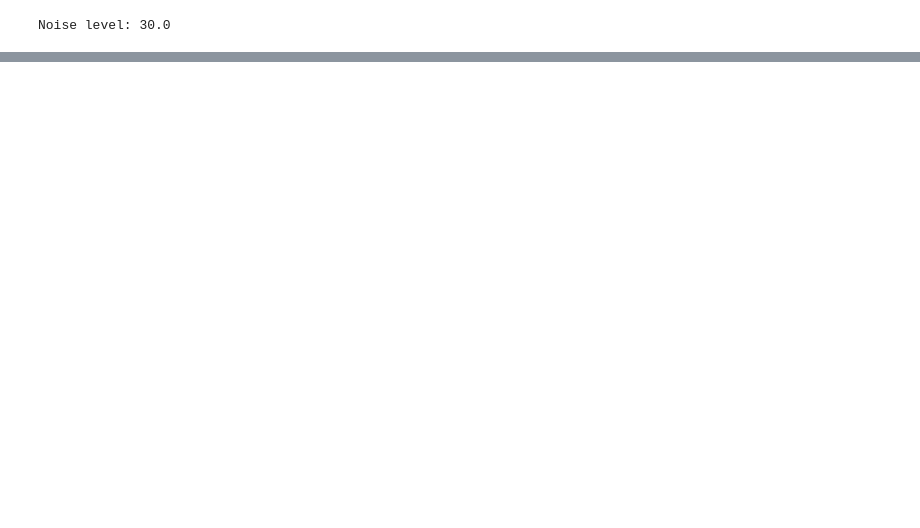
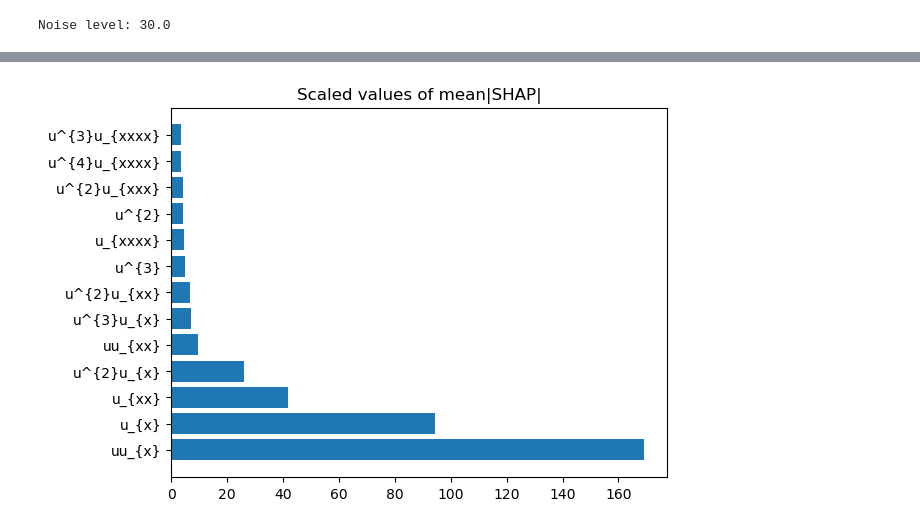
Before and after one commit to Pongpisit-Thanasutives/UBIC-test, a Jupyter notebook: Examples/Burgers by GA.ipynb, the cells around one changed output, grey strips where cells are left out. Drawn from its saved outputs; the diff is of its cells as text; code cells hidden in the pictures; blank space fills up the shorter version.

```diff
--- a/Examples/Burgers by GA.ipynb
+++ b/Examples/Burgers by GA.ipynb
@@ -537,0 +794,30 @@ with plt.style.context(['science']):
+# %%
+ga = {}
+for i in trange(len(best_chrom_fitnesses)):
+    potential_pde = [*(best_chrom_fitnesses[i][0])]
+    X_pre_sup = numericalize_genome(potential_pde, base_features)
+    importance_sup = shap_linear_importance(X_pre_sup, y_pre)
+    for g, s in zip(potential_pde, importance_sup):
+        if g not in ga:
+            ga[g] = s
+        else:
+            ga[g] += s
+
+common_modules = sorted(ga.items(), key=lambda _:_[1], reverse=True)
+feature_importance = np.array([v for _, v in common_modules])
+common_modules = np.array([k for k, _ in common_modules])
+common_modules = common_modules[np.cumsum(feature_importance)/sum(feature_importance) <= 0.95]
+feature_importance = feature_importance[np.cumsum(feature_importance)/sum(feature_importance) <= 0.95]
+common_modules = list(map(tuple, common_modules))
+
+X_pre = numericalize_genome(common_modules, base_features)
+y_pre = u_t.reshape(-1, 1)
+
+feature_names = [sympy.latex(display_module(module)).strip().replace(' ', '')
+                 for module in common_modules]
+
+plt.barh(feature_names, feature_importance)
+plt.title("Scaled values of mean|SHAP|")
+plt.show()
+# %% [output]
+[figure, added]
```
Also changed, not shown: parts of 33 cells of this notebook.
